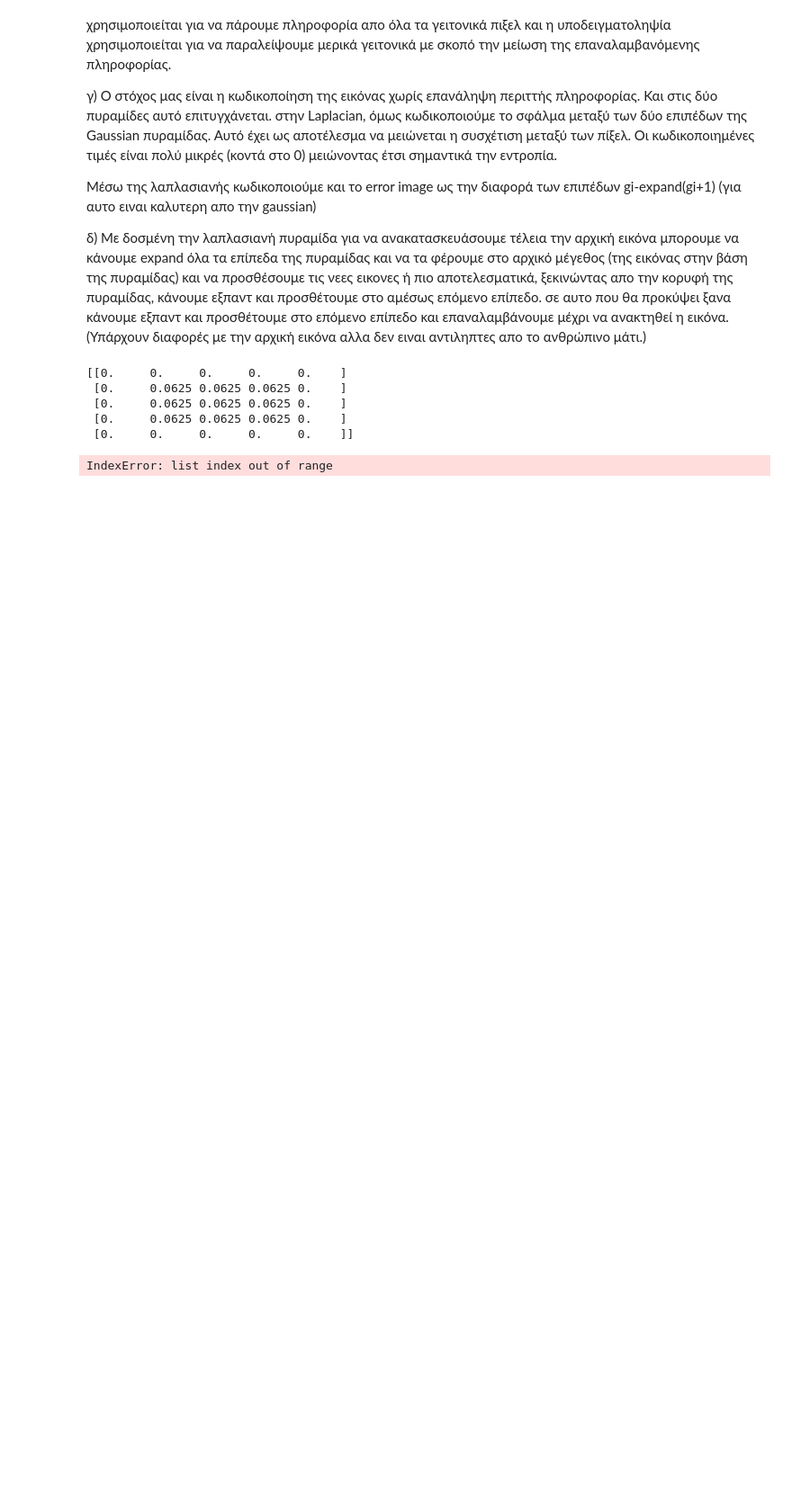
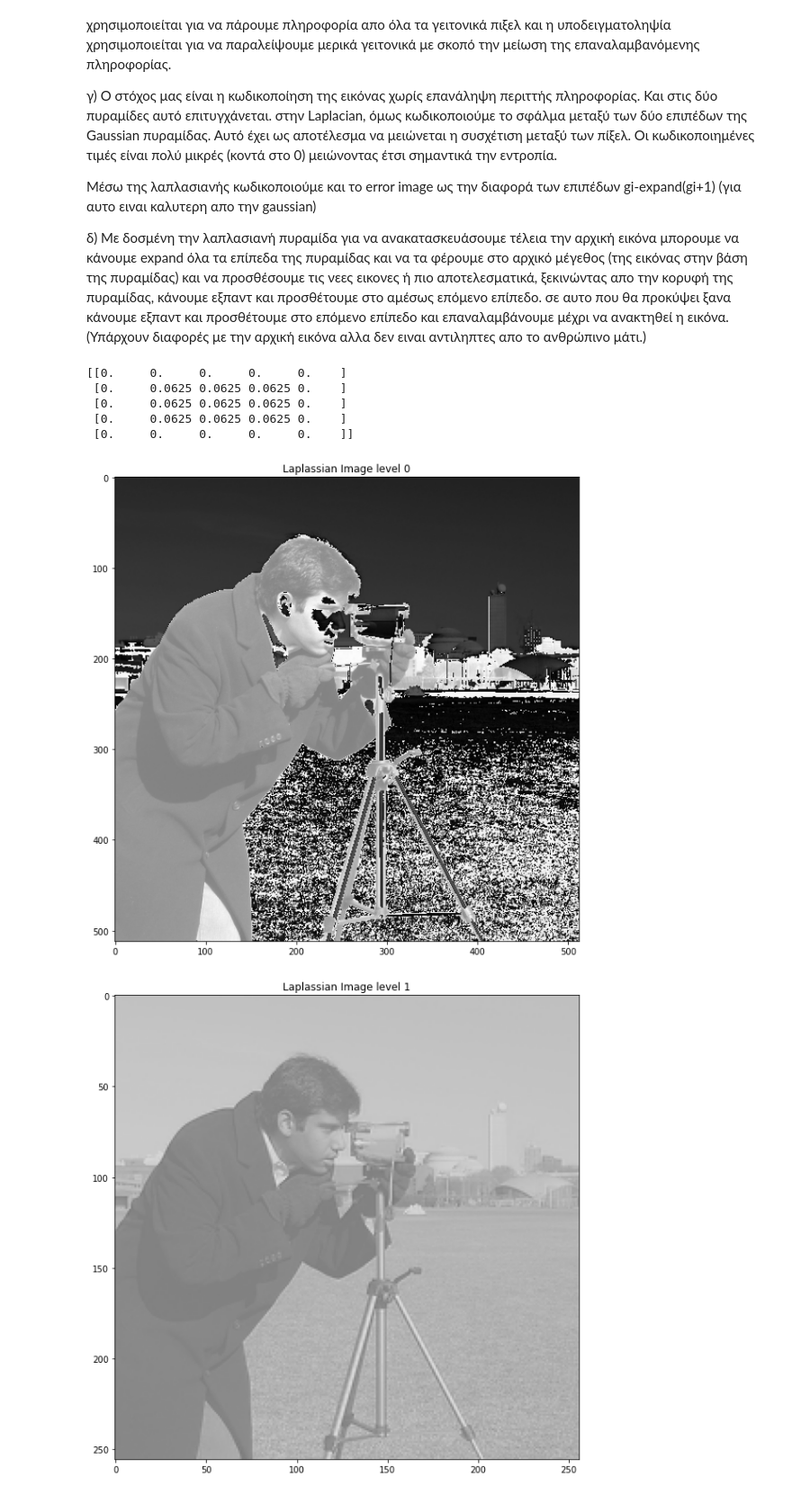
Before and after one commit to nikolastas/Image-and-Video-Analysis-and-Technology, a Jupyter notebook: ask1/ask1.ipynb, the cells around one changed output. Shown: that part at 90% size. Cells and saved outputs as stored; diff of their text form; code cells hidden in the pictures; blank space fills up the shorter version.

```diff
--- a/ask1/ask1.ipynb
+++ b/ask1/ask1.ipynb
@@ -63,0 +64,14 @@ def Gexpand(I,h):
+# %%
+# e)
+
+def LaplassianPyramid(I,a, levels):
+    # build a Laplassian pyramid on I and return the result
+    h=Gkernel(a)
+    (G) = GaussianPyramid(I,a,levels)
+    L=[G[levels-1]]
+    for n in range(levels-1):
+        interpolation = GaussianExpand(G[levels-n-1],h)
+        difference = G[levels-n-2] - interpolation + 128
+        L.append(difference)
+    L.reverse()
+    return L
@@ -64,10 +86,9 @@ def Gexpand(I,h):
 # %%
-# e)
+# g)
 
-def LaplassianPyramid(G,a, levels):
-    # build a Laplassian pyramid on G and return the result
+def LaplassianQuantize(L,a, levels):
+    # quantize the Laplassian pyramid and return the result
     h=Gkernel(a)
-    L = [G[levels-1]]
-    for i in range(levels-1,0,-1):
-        L.append(Gexpand(L[i],h)+G[i-1])
-    return L
+    for i in range(levels-1):
+        L[i] = GaussianExpand(L[i],h) + L[i+1]
+    return L[0]
@@ -103,16 +107,22 @@ Lena_RGB = cv2.cvtColor(Lena_BGR, cv2.COLOR_BGR2RGB)
 Camera = skdata.camera()
 Camera_RGB = cv2.cvtColor(Camera, cv2.COLOR_BGR2RGB)
 Camera_BGR = cv2.cvtColor(Camera_RGB, cv2.COLOR_RGB2BGR)
+# %%
+def show_Laplassian_image(image_list):
+    for i in range(depth):
+        plt.figure(figsize=(10,10))
+        plt.imshow(image_list[i])
+        plt.title("Laplassian Image level "+str(i))
+        plt.show()
 # %%
-a = 4/10
-depth=10
+a = 3/8
+depth=5
 
 Lena_Lapl = LaplassianPyramid(Lena_RGB,a,depth)
 Camera_Lapl = LaplassianPyramid(Camera_RGB,a,depth)
 
-for i in range(depth):
-    plt.subplot(1,depth,i+1)
-    plt.imshow(Lena_Lapl[i],cmap='gray')
-    plt.axis('off')
+
+show_Laplassian_image(Camera_Lapl)
 # %% [output]
-IndexError: list index out of range
+[figure, added]
+[figure, added]
```
Also changed, not shown: parts of 6 cells of this notebook.
